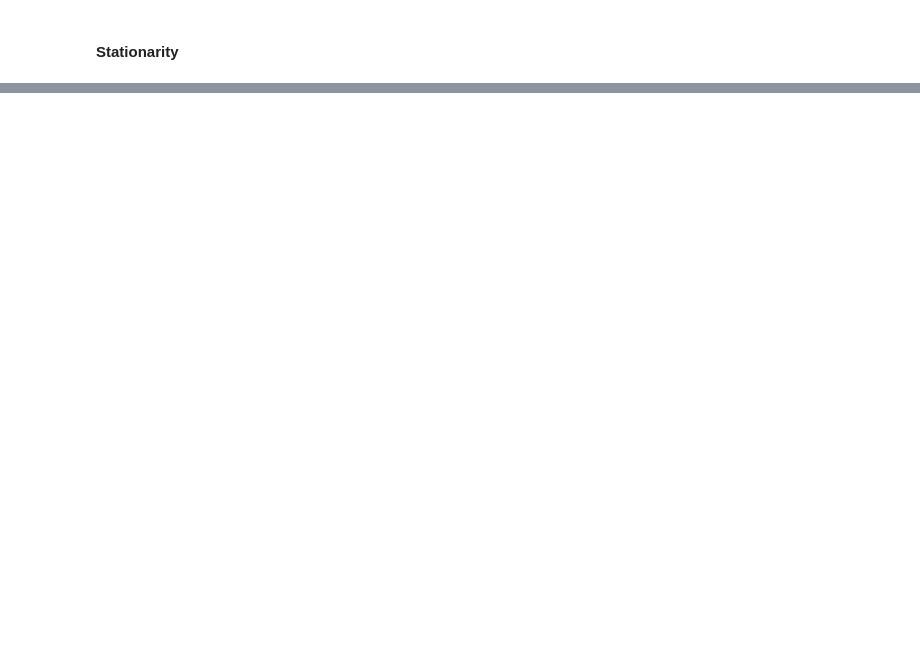
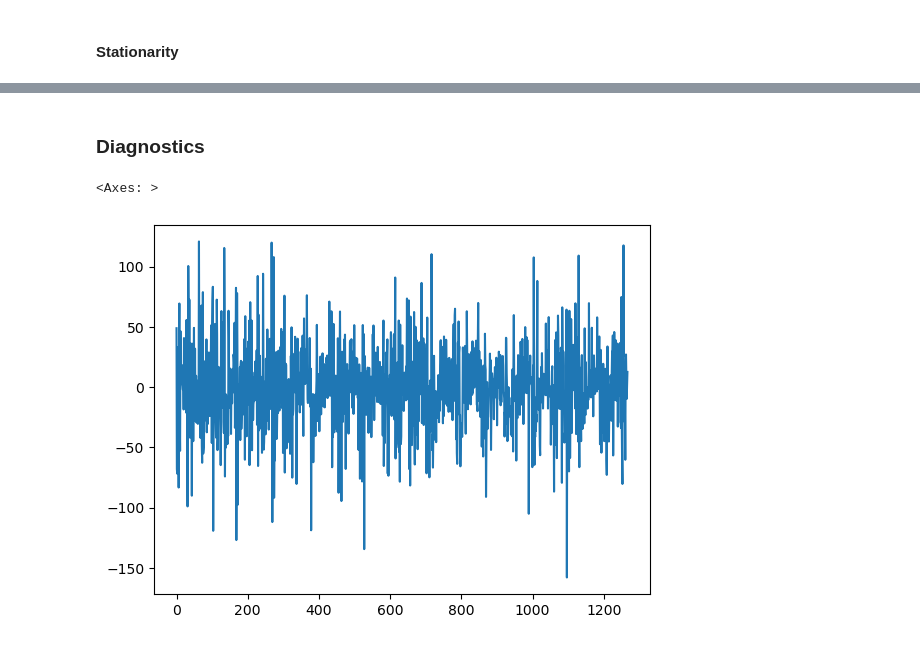
Before and after one commit to becca-pina/Data-Mining-and-Machine-Learning-Project, a Jupyter notebook: x23446786.ipynb, the cells around one changed output, grey strips where cells are left out. Drawn from its saved outputs; the diff is of its cells as text; code cells hidden in the pictures; blank space fills up the shorter version.

```diff
--- a/x23446786.ipynb
+++ b/x23446786.ipynb
@@ -304,0 +301,6 @@ Name: count, dtype: int64
+# %%
+model = SARIMAX(df_mediterranean_train['Value'],
+                order=(1, 1, 1),
+                seasonal_order=(0, 1, 1, 32))  # Drop seasonal AR
+refined_model = model.fit()
+print(refined_model.summary())
@@ -304,0 +336,7 @@ Name: count, dtype: int64
+# %% [markdown]
+### Diagnostics
+# %%
+refined_model.resid.plot()
+# %% [output]
+<Axes: >
+[figure, added]
```
Also changed, not shown: parts of 35 cells of this notebook.
